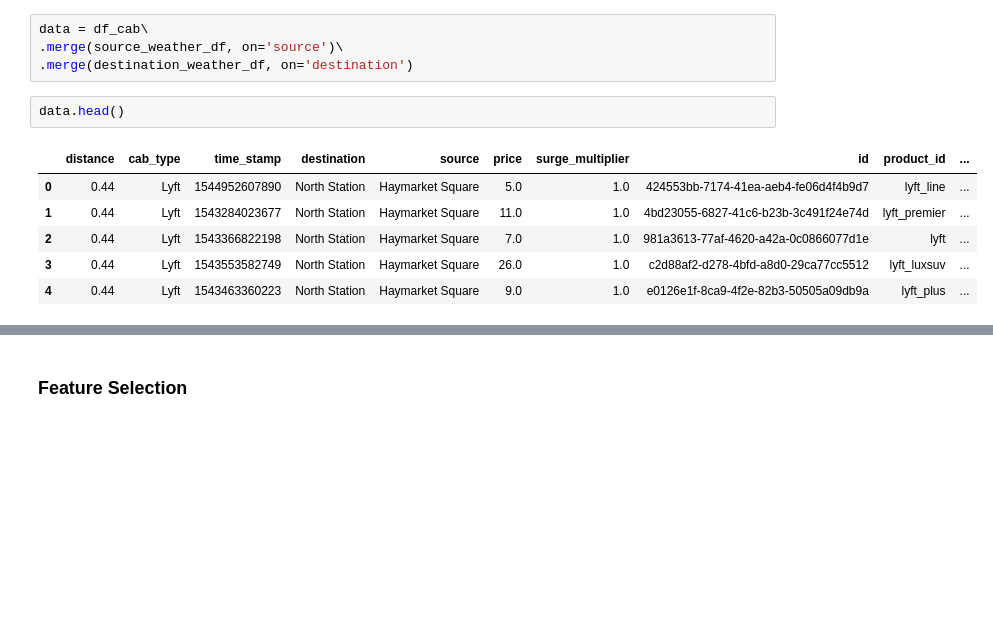
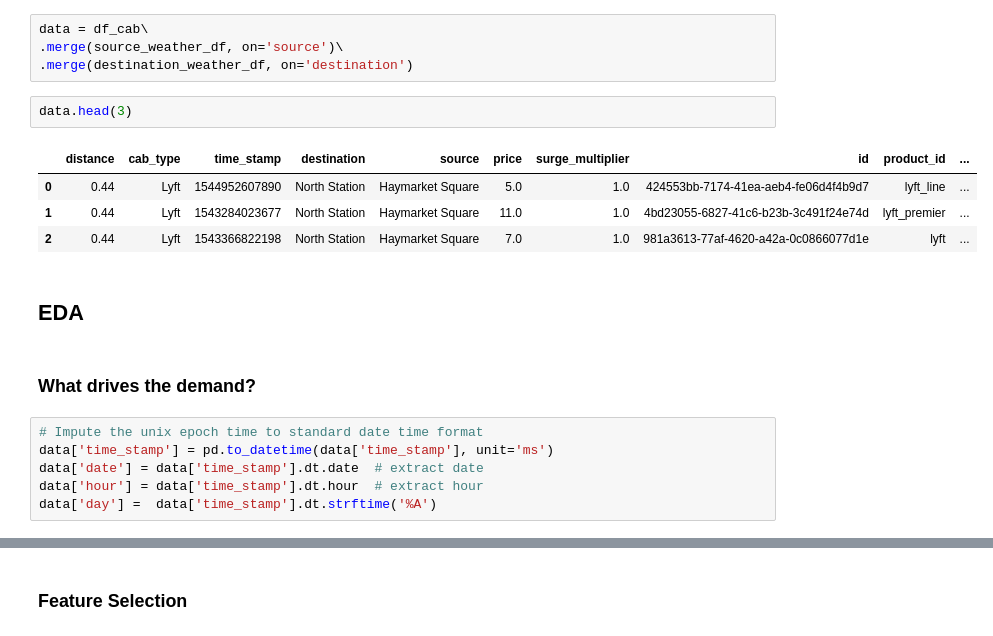
Before and after one commit to neethumanoj/Price_Prediction_Uber, a Jupyter notebook: Uber & Lyft Cab Prices.ipynb, the cells around one changed output, grey strips where cells are left out. Cells and saved outputs as stored; diff of their text form; blank space fills up the shorter version.

```diff
--- a/Uber & Lyft Cab Prices.ipynb
+++ b/Uber & Lyft Cab Prices.ipynb
@@ -186,11 +186,19 @@ data = df_cab\
 .merge(source_weather_df, on='source')\
 .merge(destination_weather_df, on='destination')
 # %%
-data.head()
+data.head(3)
 # %% [output]
 |  | distance | cab_type | time_stamp | destination | source | price | surge_multiplier | id | product_id | ... |
 | 0 | 0.44 | Lyft | 1544952607890 | North Station | Haymarket Square | 5.0 | 1.0 | 424553bb-7174-41ea-aeb4-fe06d4f4b9d7 | lyft_line | ... |
 | 1 | 0.44 | Lyft | 1543284023677 | North Station | Haymarket Square | 11.0 | 1.0 | 4bd23055-6827-41c6-b23b-3c491f24e74d | lyft_premier | ... |
 | 2 | 0.44 | Lyft | 1543366822198 | North Station | Haymarket Square | 7.0 | 1.0 | 981a3613-77af-4620-a42a-0c0866077d1e | lyft | ... |
-| 3 | 0.44 | Lyft | 1543553582749 | North Station | Haymarket Square | 26.0 | 1.0 | c2d88af2-d278-4bfd-a8d0-29ca77cc5512 | lyft_luxsuv | ... |
-| 4 | 0.44 | Lyft | 1543463360223 | North Station | Haymarket Square | 9.0 | 1.0 | e0126e1f-8ca9-4f2e-82b3-50505a09db9a | lyft_plus | ... |
+# %% [markdown]
+## EDA
+# %% [markdown]
+### What drives the demand?
+# %%
+# Impute the unix epoch time to standard date time format
+data['time_stamp'] = pd.to_datetime(data['time_stamp'], unit='ms')
+data['date'] = data['time_stamp'].dt.date  # extract date
+data['hour'] = data['time_stamp'].dt.hour  # extract hour
+data['day'] =  data['time_stamp'].dt.strftime('%A')
```
Also changed, not shown: parts of 8 cells of this notebook.
